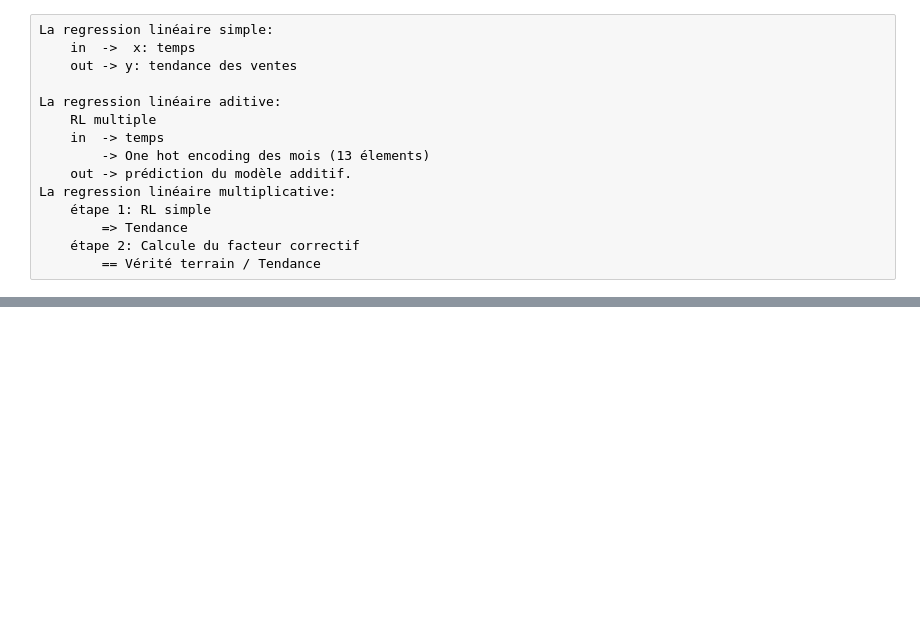
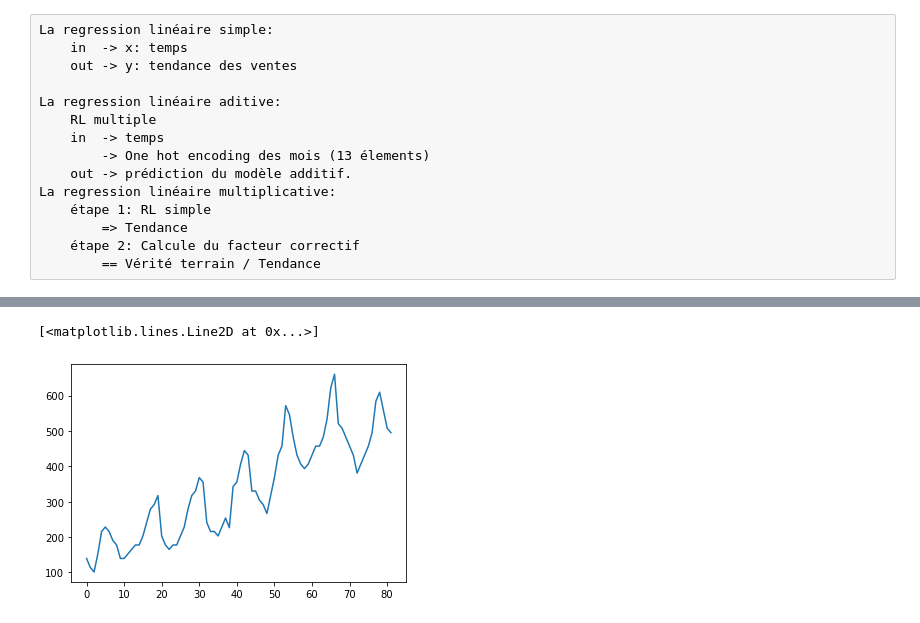
Before and after one commit to GregHHH/Python, a Jupyter notebook: computer_science/21.11.18/cours_python_journee_3.ipynb, the cells around one changed output, grey strips where cells are left out. Cells and saved outputs as stored; diff of their text form; code cells hidden in the pictures; blank space fills up the shorter version.

```diff
--- a/computer_science/21.11.18/cours_python_journee_3.ipynb
+++ b/computer_science/21.11.18/cours_python_journee_3.ipynb
@@ -232,0 +240,14 @@ La regression linéaire multiplicative:
+# %%
+x_train2 = df_train2[['Time']].values
+x_test2 = df_test2[['Time']].values
+
+y_train2 = df_train2[['Sales']].values
+y_test2 = df_test2[['Sales']].values
+# %%
+model_trend2 = LinearRegression()
+model_trend2.fit(x_train2, y_train2)
+
+y_fitted_values2 = model_trend2.predict(x_train2)
+y_predicted_values2 = model_trend2.predict(x_test2)
+
+plt.plot(y_fitted_values)
@@ -232,0 +281,6 @@ La regression linéaire multiplicative:
+# %%
+df_train2["trend_prediction"] = y_fitted_values2
+
+df_train2["correction_factor"] = df_train2["Sales"] / df_train2["trend_prediction"]
+
+df_train2[["month_name", "correction_factor"]].groupby("month_name").mean()
@@ -232,0 +302,3 @@ La regression linéaire multiplicative:
+# %%
+a = df_train2["multiplicative_model_predicator"] = df_train2["trend_prediction"]* df_train2["correction_factor"]
+a
@@ -232,0 +318,5 @@ La regression linéaire multiplicative:
+# %%
+plt.plot(a)
+# %% [output]
+[<matplotlib.lines.Line2D at 0x...>]
+[figure, added]
```
Also changed, not shown: parts of 9 cells of this notebook, 7 other files.
